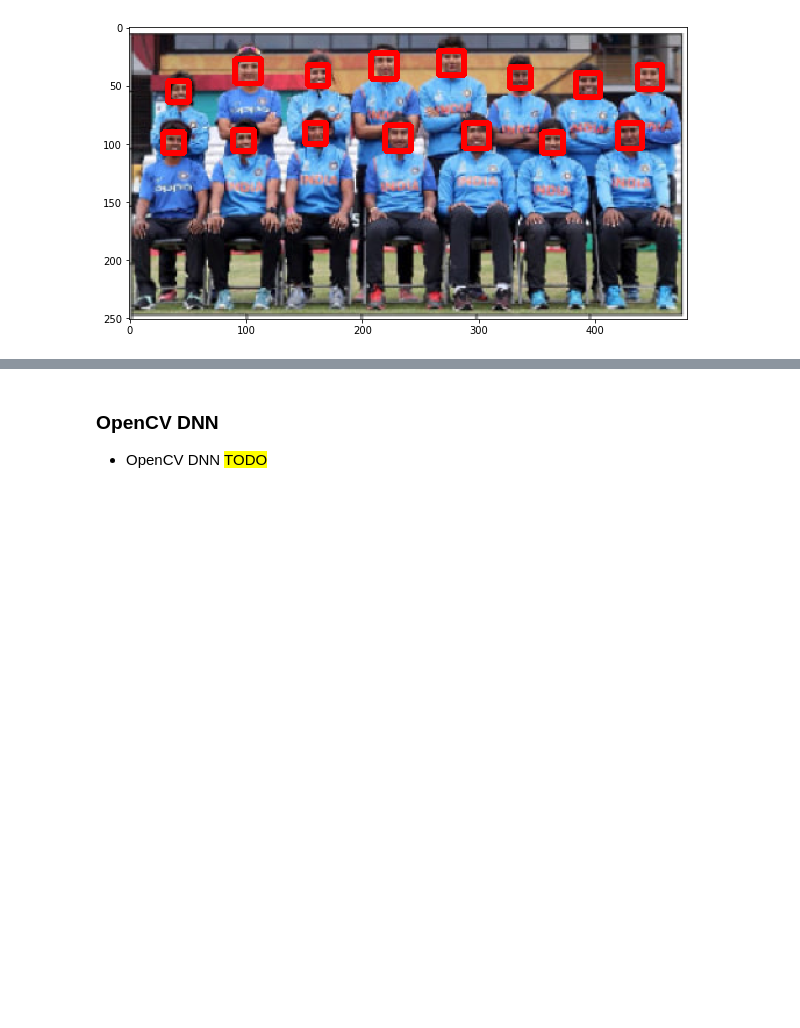
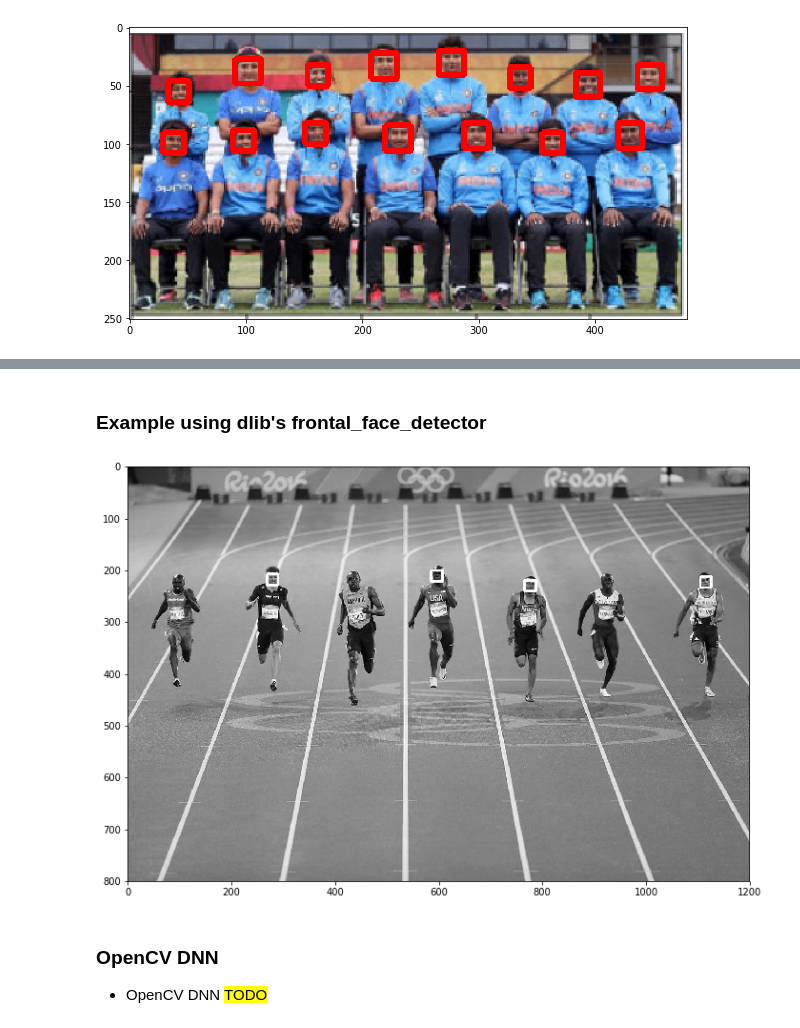
Before and after one commit to yossi-cohen/face-recognition, a Jupyter notebook: face-recognition.ipynb, the cells around one changed output, grey strips where cells are left out. Drawn from its saved outputs; the diff is of its cells as text; code cells hidden in the pictures; blank space fills up the shorter version.

```diff
--- a/face-recognition.ipynb
+++ b/face-recognition.ipynb
@@ -604,3 +799,23 @@ dlib_hog_detection_image()
+# %% [markdown]
+### Example using dlib's frontal_face_detector
+# %%
+import dlib
+from imutils import face_utils
+
+image2 = imread('images/HOG/bolt.jpg')
+gray2 = cv2.cvtColor(image2, cv2.COLOR_BGR2GRAY)
+
+face_detect = dlib.get_frontal_face_detector()
+rects = face_detect(gray2, 2)
+for (i, rect) in enumerate(rects):
+    (x, y, w, h) = face_utils.rect_to_bb(rect)
+    cv2.rectangle(gray2, (x, y), (x + w, y + h), (255, 255, 255), 3)
+
+plt.figure(figsize=(12,8))
+plt.imshow(gray2, cmap='gray')
+plt.show()
+# %% [output]
+[figure, added]
 # %% [markdown]
 ### OpenCV DNN
 - OpenCV DNN
```
Also changed, not shown: parts of 18 cells of this notebook, 7 other files.
